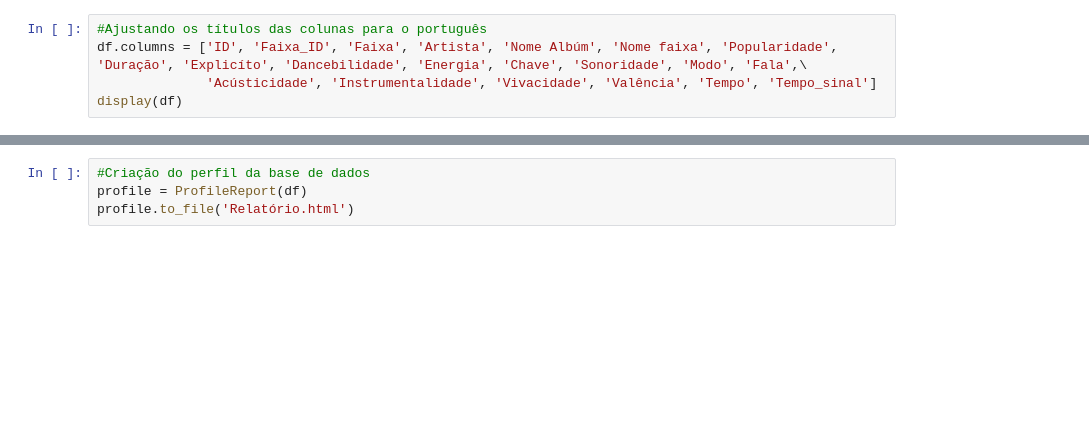
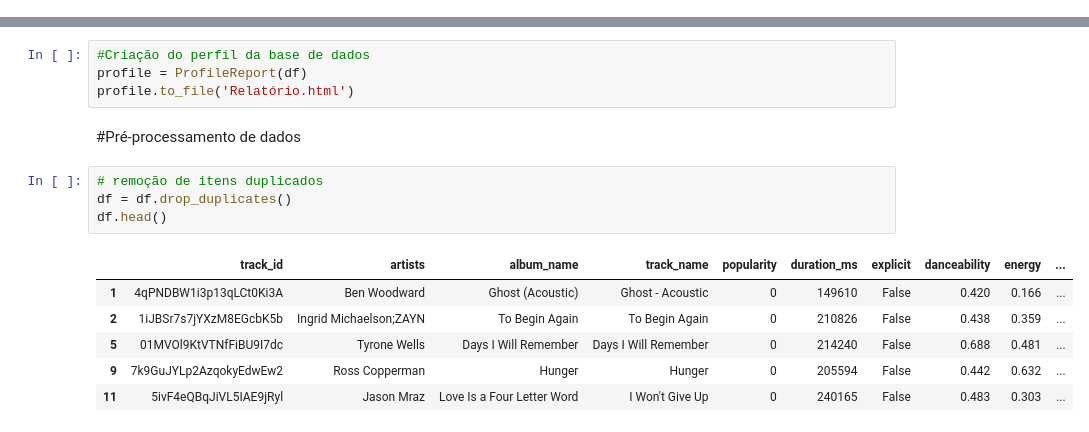
Before and after one commit to Leonardopedroti/Introduction_ML, a Jupyter notebook: Introduction_Machine_Learning.ipynb, the cells around one changed output, grey strips where cells are left out. Drawn from its saved outputs; the diff is of its cells as text; blank space fills up the shorter version.

```diff
--- a/Introduction_Machine_Learning.ipynb
+++ b/Introduction_Machine_Learning.ipynb
@@ -14,5 +31,0 @@ display(df)
-# %%
-#Ajustando os títulos das colunas para o português
-df.columns = ['ID', 'Faixa_ID', 'Faixa', 'Artista', 'Nome Albúm', 'Nome faixa', 'Popularidade', 'Duração', 'Explicíto', 'Dancebilidade', 'Energia', 'Chave', 'Sonoridade', 'Modo', 'Fala',\
-              'Acústicidade', 'Instrumentalidade', 'Vivacidade', 'Valência', 'Tempo', 'Tempo_sinal']
-display(df)
@@ -34,3 +33,16 @@ display(df)
 #Criação do perfil da base de dados
 profile = ProfileReport(df)
 profile.to_file('Relatório.html')
+# %% [markdown]
+#Pré-processamento de dados
+# %%
+# remoção de itens duplicados
+df = df.drop_duplicates()
+df.head()
+# %% [output]
+|  | track_id | artists | album_name | track_name | popularity | duration_ms | explicit | danceability | energy | ... |
+| 1 | 4qPNDBW1i3p13qLCt0Ki3A | Ben Woodward | Ghost (Acoustic) | Ghost - Acoustic | 0 | 149610 | False | 0.420 | 0.166 | ... |
+| 2 | 1iJBSr7s7jYXzM8EGcbK5b | Ingrid Michaelson;ZAYN | To Begin Again | To Begin Again | 0 | 210826 | False | 0.438 | 0.359 | ... |
+| 5 | 01MVOl9KtVTNfFiBU9I7dc | Tyrone Wells | Days I Will Remember | Days I Will Remember | 0 | 214240 | False | 0.688 | 0.481 | ... |
+| 9 | 7k9GuJYLp2AzqokyEdwEw2 | Ross Copperman | Hunger | Hunger | 0 | 205594 | False | 0.442 | 0.632 | ... |
+| 11 | 5ivF4eQBqJiVL5IAE9jRyl | Jason Mraz | Love Is a Four Letter Word | I Won't Give Up | 0 | 240165 | False | 0.483 | 0.303 | ... |
```
Also changed, not shown: parts of 11 cells of this notebook.
